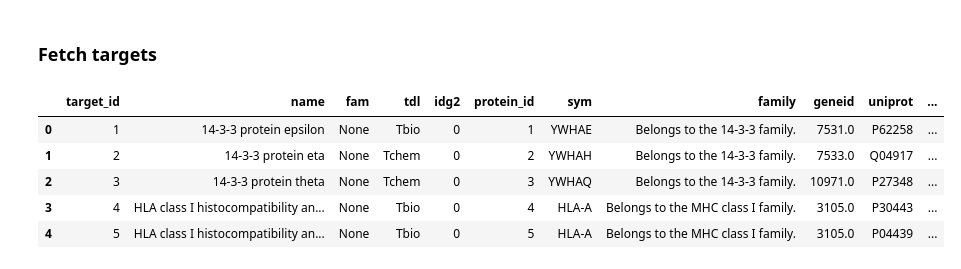
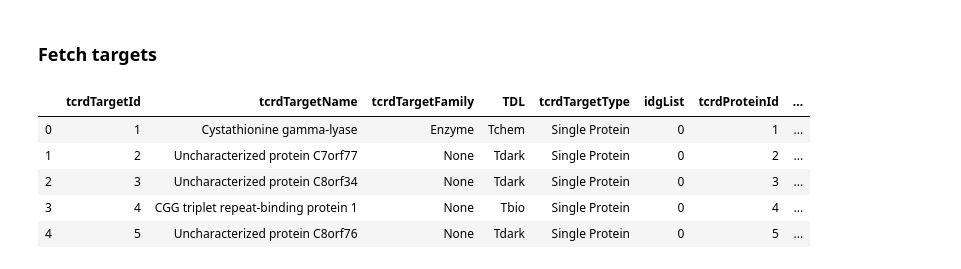
Before and after one commit to unmtransinfo/idg-cfde, a Jupyter notebook: python/TCRD_Intro.ipynb, the cells around one changed output. Drawn from its saved outputs; the diff is of its cells as text; code cells hidden in the pictures.

```diff
--- a/python/TCRD_Intro.ipynb
+++ b/python/TCRD_Intro.ipynb
@@ -26,7 +23,7 @@ Successfully installed mysql-connector-python-8.0.15
 ### DB Specs
 # %%
 DBHOST = "tcrd.kmc.io"
-DBNAME = "tcrd540"
+DBNAME = "tcrd6110"
 DBUSR = "tcrd"
 # %% [markdown]
 ### Connect
@@ -82,35 +59,37 @@ ListTables(dbcon)
 # %%
 sql='''
 SELECT
-        target.id AS "target_id",
-        target.name,
-        target.fam,
-        target.tdl,
-        target.idg2,
-        protein.id AS "protein_id",
-        protein.sym,
-        protein.family,
-        protein.geneid,
-        protein.uniprot,
-        protein.up_version,
-        protein.stringid,
-        protein.chr,
-        protein.description,
-        protein.dtoid
+	target.id tcrdTargetId,
+	target.name tcrdTargetName,
+	target.fam tcrdTargetFamily,
+	target.tdl TDL,
+	target.ttype tcrdTargetType,
+	target.idg idgList,
+	protein.id tcrdProteinId,
+	protein.sym tcrdGeneSymbol,
+	protein.family tcrdProteinFamily,
+	protein.geneid ncbiGeneId,
+	protein.uniprot uniprotId,
+	protein.up_version uniprotVersion,
+	protein.chr,
+	protein.description tcrdProteinDescription,
+	protein.dtoid dtoId,
+	protein.dtoclass dtoClass,
+	protein.stringid ensemblProteinId
 FROM
         target
 JOIN
   t2tc ON t2tc.target_id = target.id
 JOIN
   protein ON protein.id = t2tc.protein_id
 '''
 
-tgts = pandas.read_sql(sql, dbcon)
+tgts = pd.read_sql(sql, dbcon)
 tgts.head()
 # %% [output]
-|  | target_id | name | fam | tdl | idg2 | protein_id | sym | family | geneid | uniprot | ... |
-| 0 | 1 | 14-3-3 protein epsilon | None | Tbio | 0 | 1 | YWHAE | Belongs to the 14-3-3 family. | 7531.0 | P62258 | ... |
-| 1 | 2 | 14-3-3 protein eta | None | Tchem | 0 | 2 | YWHAH | Belongs to the 14-3-3 family. | 7533.0 | Q04917 | ... |
-| 2 | 3 | 14-3-3 protein theta | None | Tchem | 0 | 3 | YWHAQ | Belongs to the 14-3-3 family. | 10971.0 | P27348 | ... |
-| 3 | 4 | HLA class I histocompatibility an... | None | Tbio | 0 | 4 | HLA-A | Belongs to the MHC class I family. | 3105.0 | P30443 | ... |
-| 4 | 5 | HLA class I histocompatibility an... | None | Tbio | 0 | 5 | HLA-A | Belongs to the MHC class I family. | 3105.0 | P04439 | ... |
+|  | tcrdTargetId | tcrdTargetName | tcrdTargetFamily | TDL | tcrdTargetType | idgList | tcrdProteinId | ... |
+| 0 | 1 | Cystathionine gamma-lyase | Enzyme | Tchem | Single Protein | 0 | 1 | ... |
+| 1 | 2 | Uncharacterized protein C7orf77 | None | Tdark | Single Protein | 0 | 2 | ... |
+| 2 | 3 | Uncharacterized protein C8orf34 | None | Tdark | Single Protein | 0 | 3 | ... |
+| 3 | 4 | CGG triplet repeat-binding protein 1 | None | Tbio | Single Protein | 0 | 4 | ... |
+| 4 | 5 | Uncharacterized protein C8orf76 | None | Tdark | Single Protein | 0 | 5 | ... |
```
Also changed, not shown: parts of 6 cells of this notebook, 1 other file.
